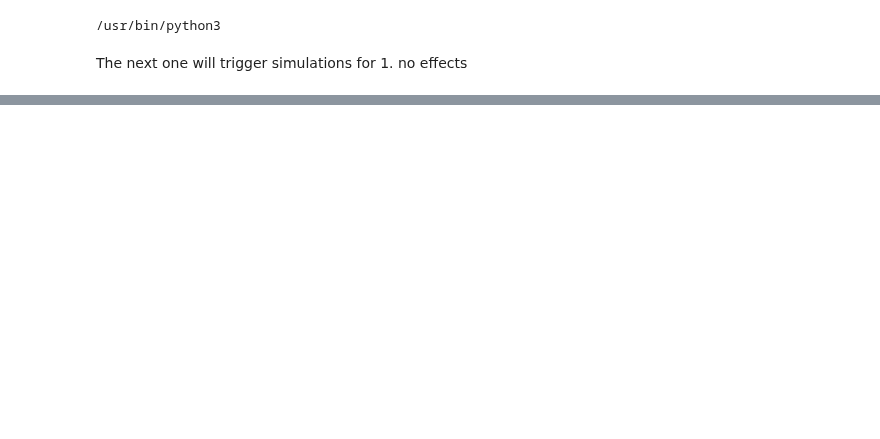
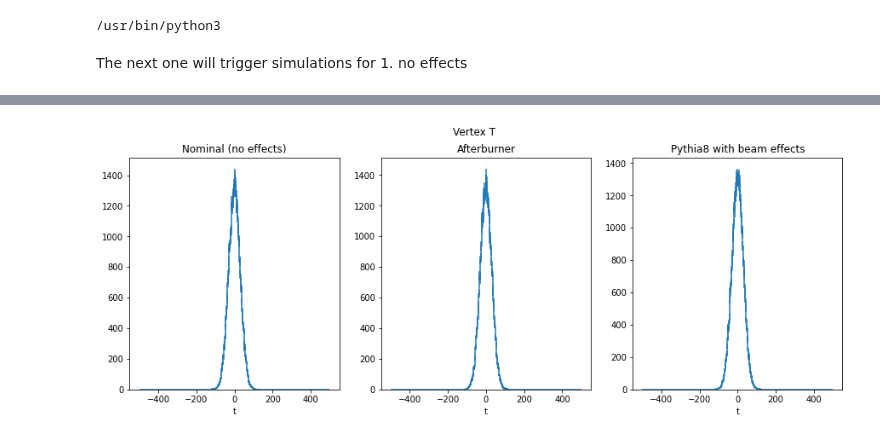
Before and after one commit to eic/afterburner, a Jupyter notebook: python/comparison.ipynb, the cells around one changed output, grey strips where cells are left out. Saved outputs shown, nothing was run; the diff lists cells and outputs as text; code cells hidden in the pictures; blank space fills up the shorter version.

```diff
--- a/python/comparison.ipynb
+++ b/python/comparison.ipynb
@@ -172,0 +189,4 @@ compare_2d_plots('partPhiVsEta', 'Phi vs Eta comparison', 'Eta', 'Phi')
+# %%
+compare_1d("vtxT", "Vertex T", "t", "")
+# %% [output]
+[figure, added]
```
Also changed, not shown: parts of 17 cells of this notebook, 3 other files.
